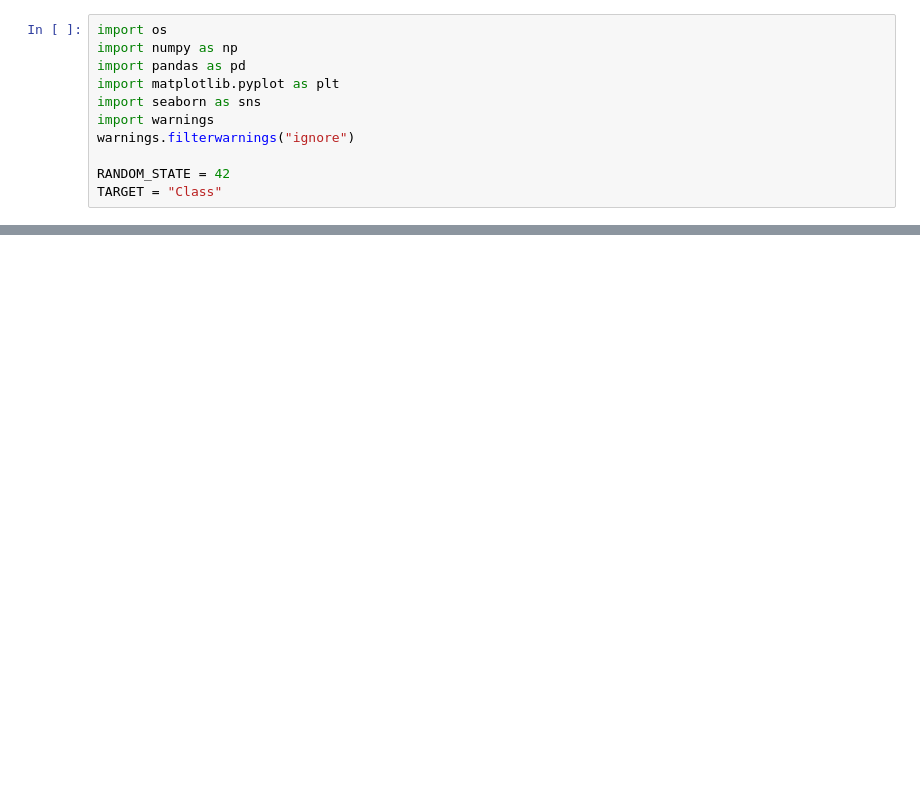
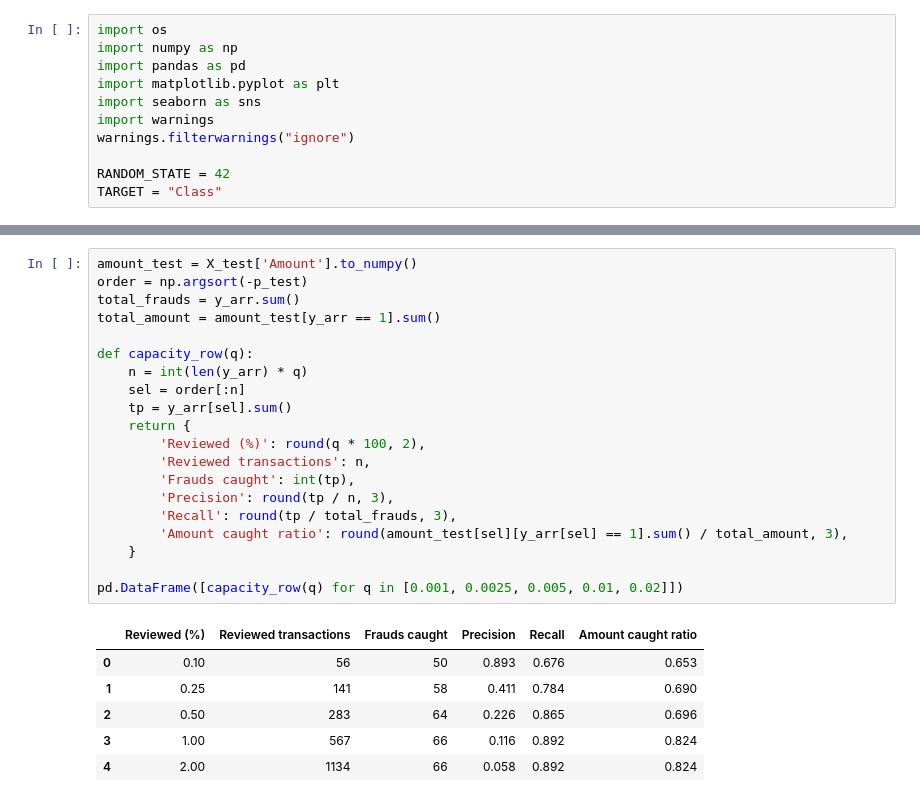
Before and after one commit to melihkoc1/credit-card-fraud-detection, a Jupyter notebook: notebooks/credit-card-fraud-detection.ipynb, the cells around one changed output, grey strips where cells are left out. Cells and saved outputs as stored; diff of their text form; blank space fills up the shorter version.

```diff
--- a/notebooks/credit-card-fraud-detection.ipynb
+++ b/notebooks/credit-card-fraud-detection.ipynb
@@ -527,0 +443,27 @@ tablo.sort_values('Sadece sahtekârlıklar', ascending=False).head(10).round(3)
+# %%
+amount_test = X_test['Amount'].to_numpy()
+order = np.argsort(-p_test)
+total_frauds = y_arr.sum()
+total_amount = amount_test[y_arr == 1].sum()
+
+def capacity_row(q):
+    n = int(len(y_arr) * q)
+    sel = order[:n]
+    tp = y_arr[sel].sum()
+    return {
+        'Reviewed (%)': round(q * 100, 2),
+        'Reviewed transactions': n,
+        'Frauds caught': int(tp),
+        'Precision': round(tp / n, 3),
+        'Recall': round(tp / total_frauds, 3),
+        'Amount caught ratio': round(amount_test[sel][y_arr[sel] == 1].sum() / total_amount, 3),
+    }
+
+pd.DataFrame([capacity_row(q) for q in [0.001, 0.0025, 0.005, 0.01, 0.02]])
+# %% [output]
+|  | Reviewed (%) | Reviewed transactions | Frauds caught | Precision | Recall | Amount caught ratio |
+| 0 | 0.10 | 56 | 50 | 0.893 | 0.676 | 0.653 |
+| 1 | 0.25 | 141 | 58 | 0.411 | 0.784 | 0.690 |
+| 2 | 0.50 | 283 | 64 | 0.226 | 0.865 | 0.696 |
+| 3 | 1.00 | 567 | 66 | 0.116 | 0.892 | 0.824 |
+| 4 | 2.00 | 1134 | 66 | 0.058 | 0.892 | 0.824 |
```
Also changed, not shown: parts of 41 cells of this notebook, 3 other files.
